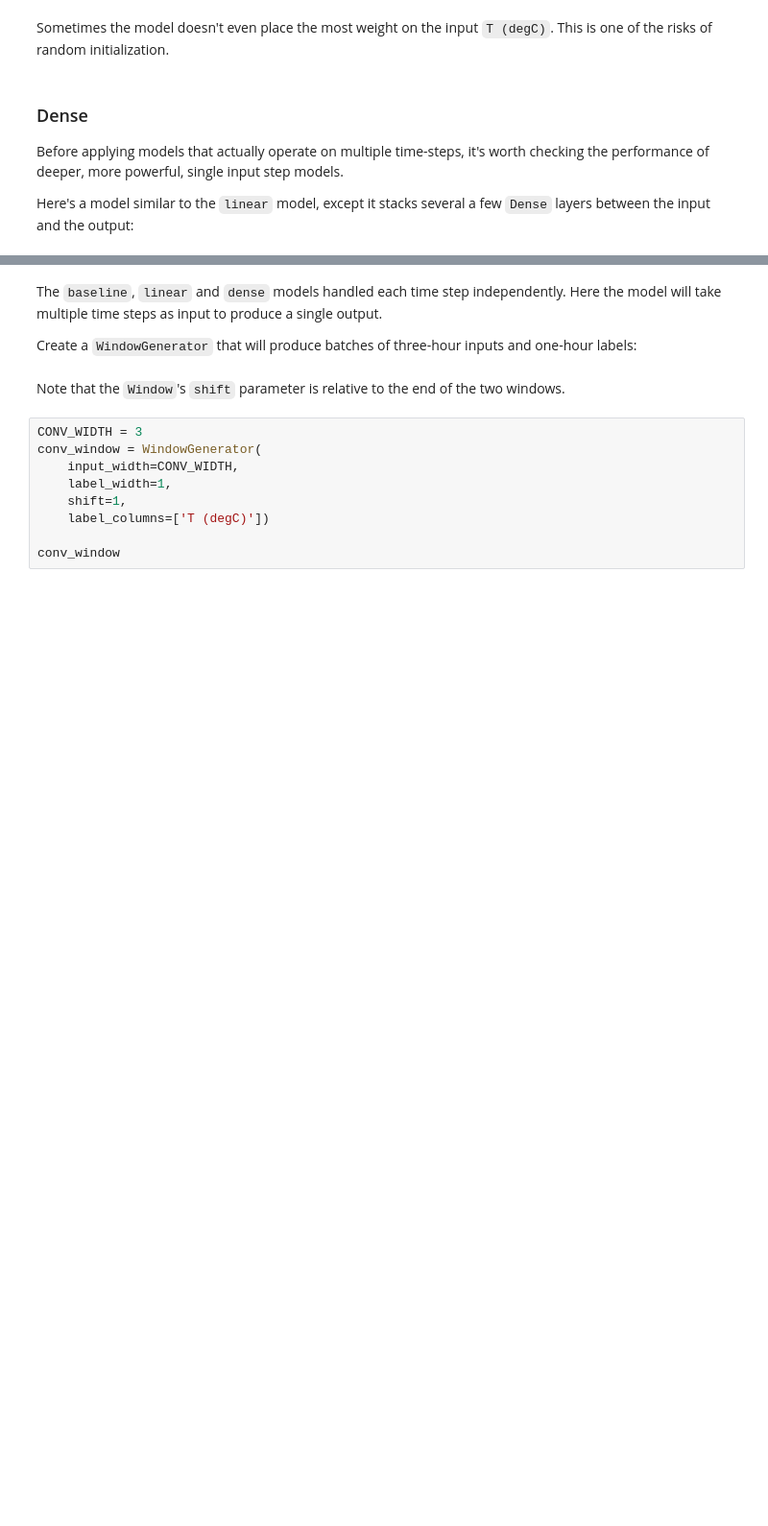
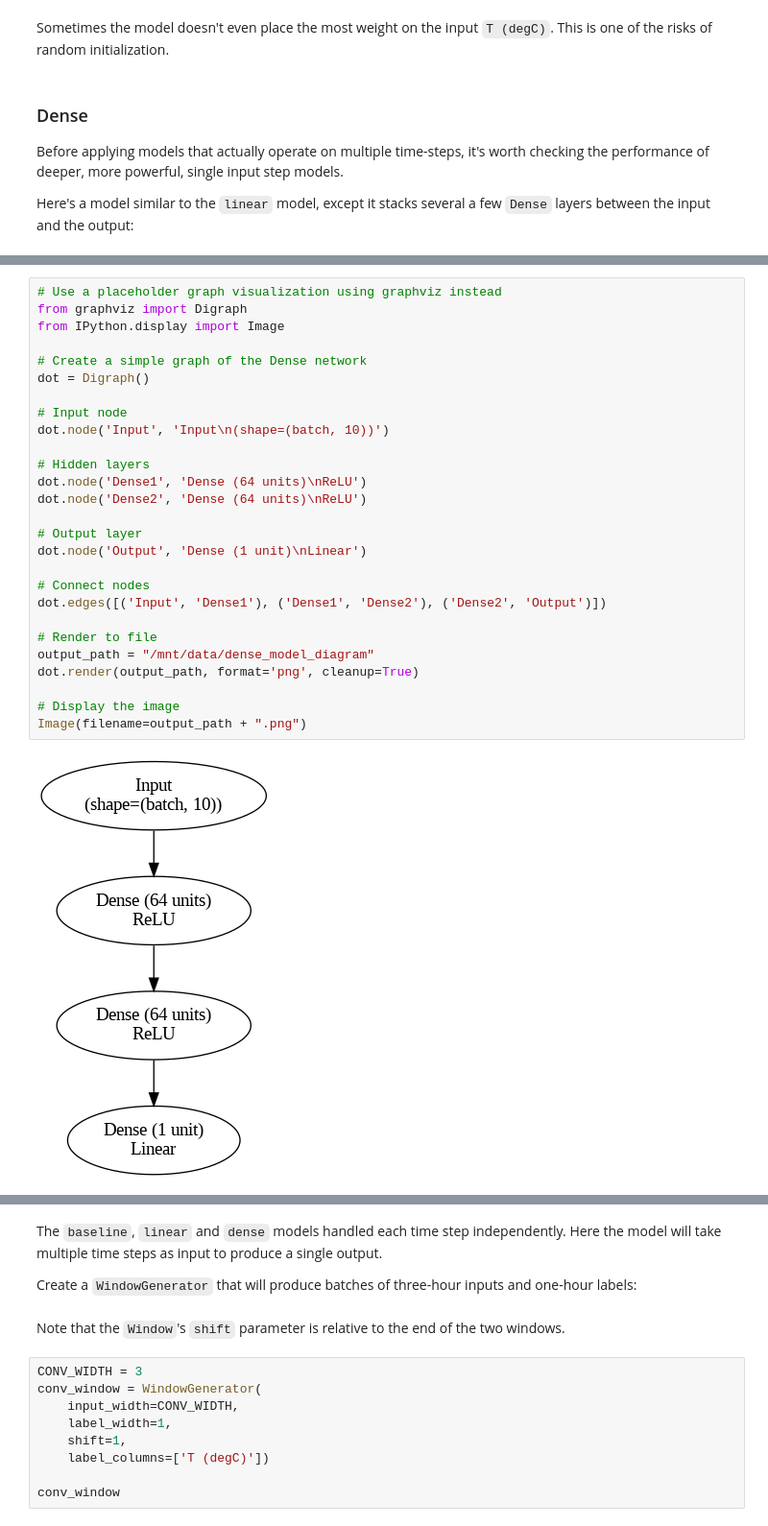
Before and after one commit to KaramGhanem/Time_Series, a Jupyter notebook: site/en/tutorials/structured_data/time_series.ipynb, the cells around one changed output, grey strips where cells are left out. Shown at 96% size. Saved outputs shown, nothing was run; the diff lists cells and outputs as text; blank space fills up the shorter version.

```diff
--- a/site/en/tutorials/structured_data/time_series.ipynb
+++ b/site/en/tutorials/structured_data/time_series.ipynb
@@ -697,3 +786,32 @@ performance['Dense'] = dense.evaluate(single_step_window.test, verbose=0, return
+# %%
+# Use a placeholder graph visualization using graphviz instead
+from graphviz import Digraph
+from IPython.display import Image
+
+# Create a simple graph of the Dense network
+dot = Digraph()
+
+# Input node
+dot.node('Input', 'Input\n(shape=(batch, 10))')
+
+# Hidden layers
+dot.node('Dense1', 'Dense (64 units)\nReLU')
+dot.node('Dense2', 'Dense (64 units)\nReLU')
+
+# Output layer
+dot.node('Output', 'Dense (1 unit)\nLinear')
+
+# Connect nodes
+dot.edges([('Input', 'Dense1'), ('Dense1', 'Dense2'), ('Dense2', 'Output')])
+
+# Render to file
+output_path = "/mnt/data/dense_model_diagram"
+dot.render(output_path, format='png', cleanup=True)
+
+# Display the image
+Image(filename=output_path + ".png")
+# %% [output]
+[figure, added]
 # %% [markdown]
 ### Multi-step dense
 
```
Also changed, not shown: parts of 27 cells of this notebook.
